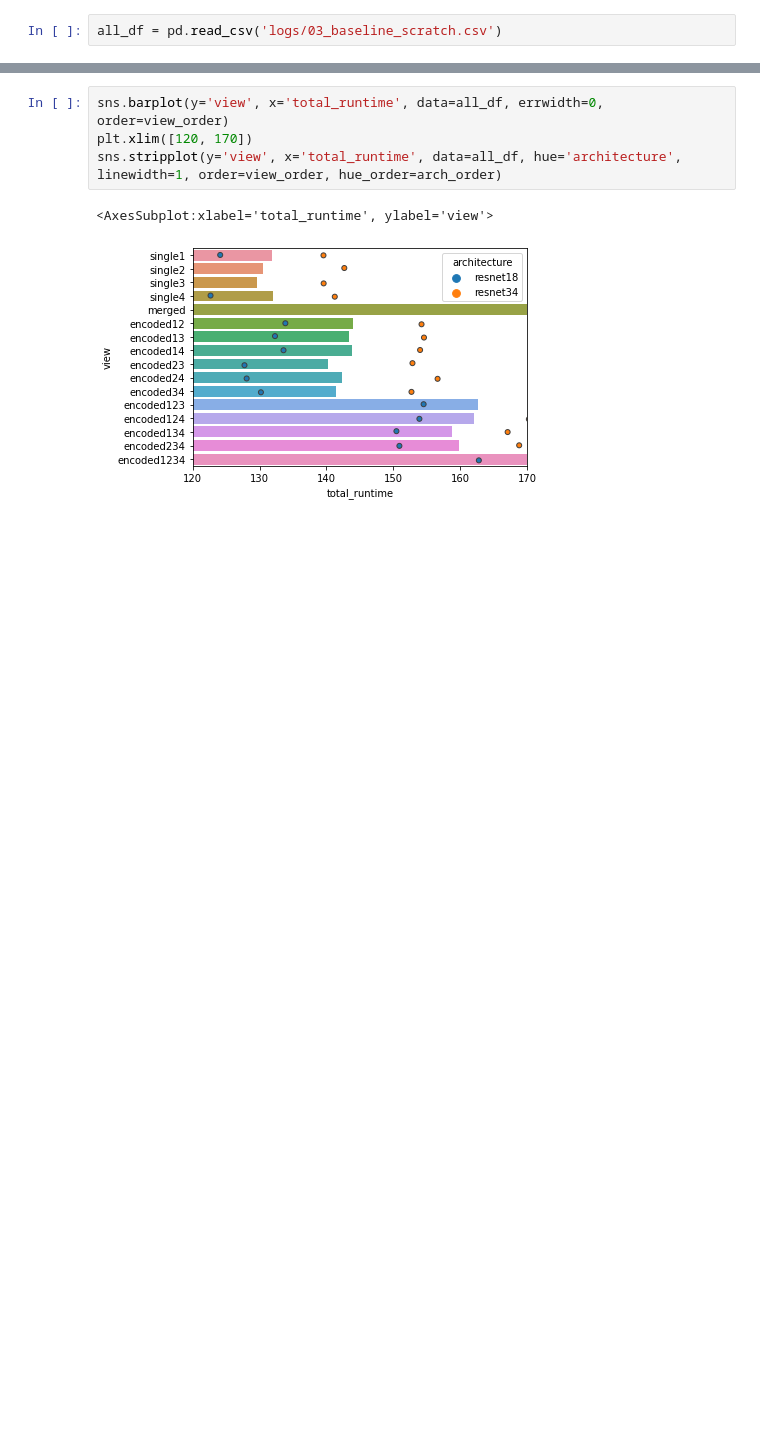
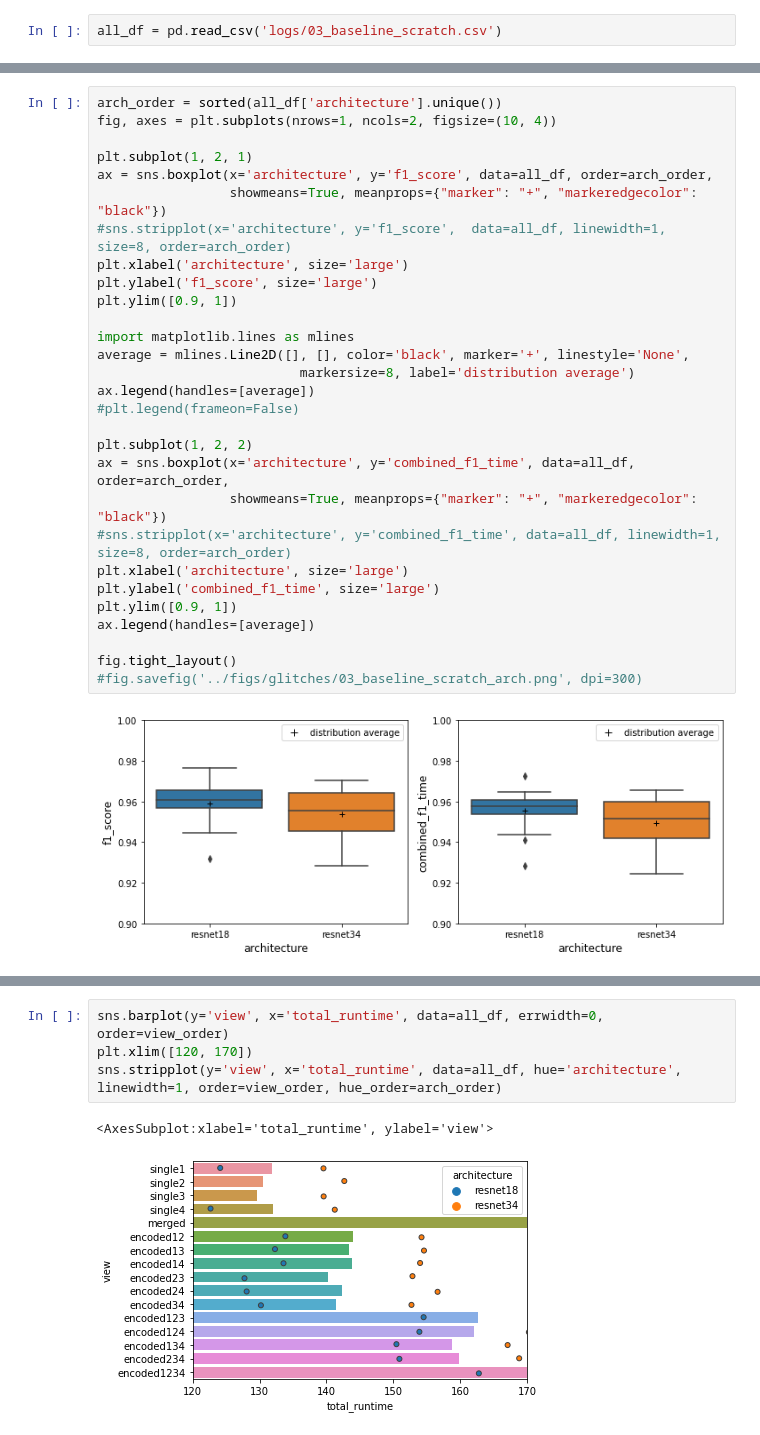
Before and after one commit to tttiago/GravitySpyClassifier, a Jupyter notebook: 03_baseline_figs.ipynb, the cells around one changed output, grey strips where cells are left out. Cells and saved outputs as stored; diff of their text form; blank space fills up the shorter version.

```diff
--- a/03_baseline_figs.ipynb
+++ b/03_baseline_figs.ipynb
@@ -59 +87,32 @@ fig.savefig('../figs/glitches/03_baseline_scratch_arch.png', dpi=300)
+# %%
+arch_order = sorted(all_df['architecture'].unique())
+fig, axes = plt.subplots(nrows=1, ncols=2, figsize=(10, 4))
+
+plt.subplot(1, 2, 1)
+ax = sns.boxplot(x='architecture', y='f1_score', data=all_df, order=arch_order,
+                 showmeans=True, meanprops={"marker": "+", "markeredgecolor": "black"})
+#sns.stripplot(x='architecture', y='f1_score',  data=all_df, linewidth=1, size=8, order=arch_order)
+plt.xlabel('architecture', size='large')
+plt.ylabel('f1_score', size='large')
+plt.ylim([0.9, 1])
+
+import matplotlib.lines as mlines
+average = mlines.Line2D([], [], color='black', marker='+', linestyle='None',
+                          markersize=8, label='distribution average')
+ax.legend(handles=[average])
+#plt.legend(frameon=False)
+
+plt.subplot(1, 2, 2)
+ax = sns.boxplot(x='architecture', y='combined_f1_time', data=all_df, order=arch_order,
+                 showmeans=True, meanprops={"marker": "+", "markeredgecolor": "black"})
+#sns.stripplot(x='architecture', y='combined_f1_time', data=all_df, linewidth=1, size=8, order=arch_order)
+plt.xlabel('architecture', size='large')
+plt.ylabel('combined_f1_time', size='large')
+plt.ylim([0.9, 1])
+ax.legend(handles=[average])
+
+fig.tight_layout()
+#fig.savefig('../figs/glitches/03_baseline_scratch_arch.png', dpi=300)
+# %% [output]
+[figure, added]
 # %%
```
Also changed, not shown: parts of 6 cells of this notebook, 3 other files.
